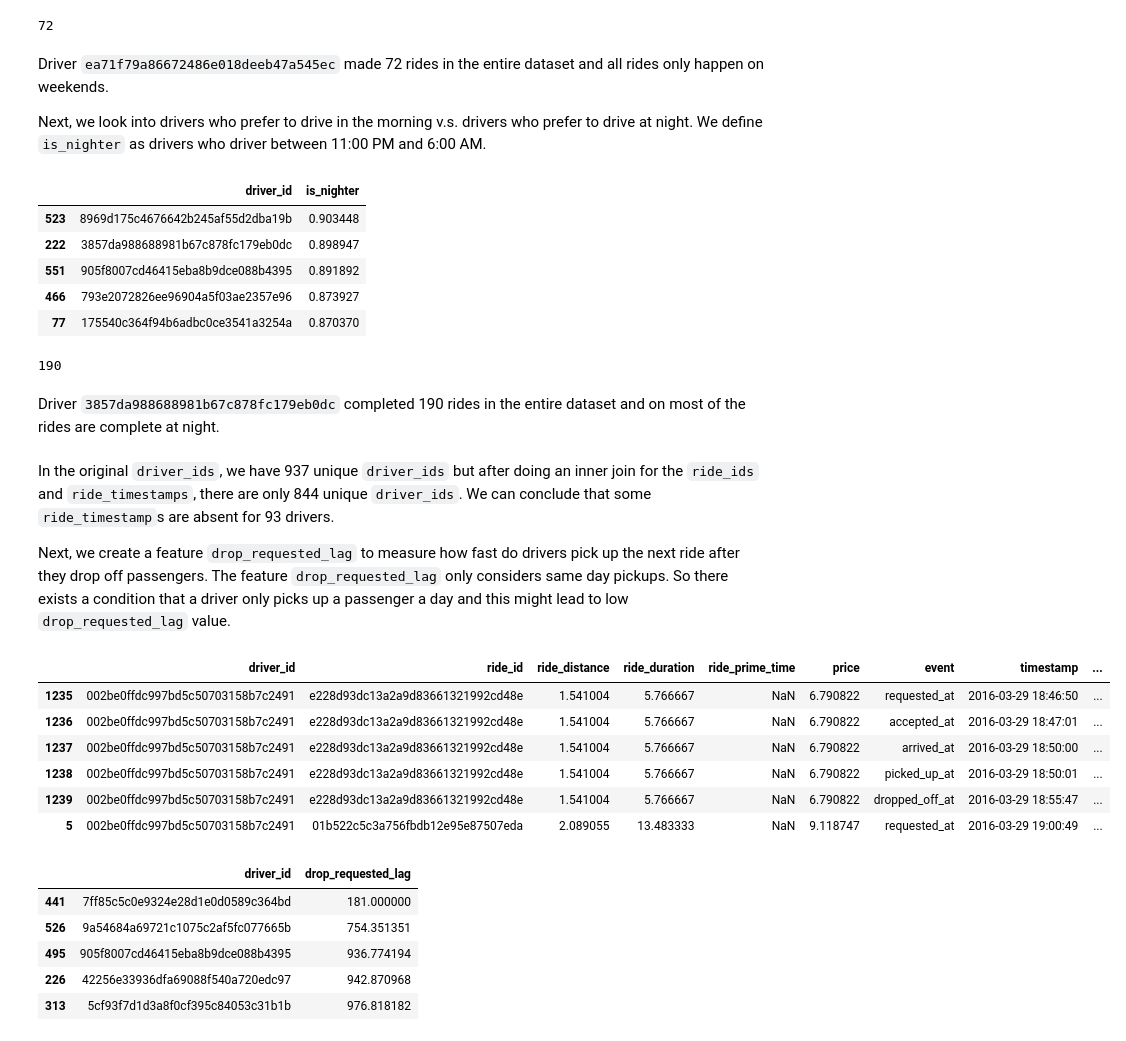
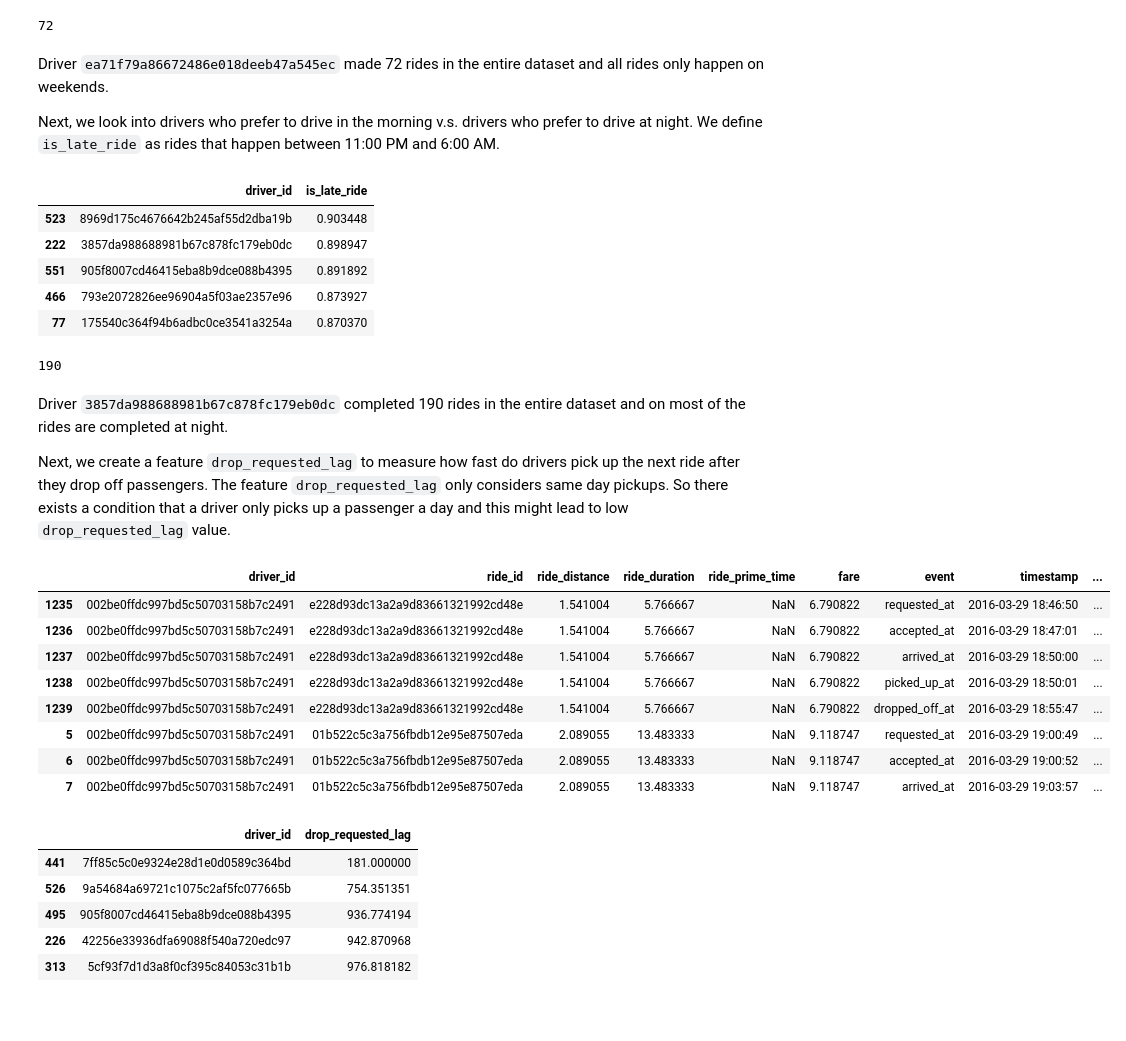
Before and after one commit to wjensheng/lyft, a Jupyter notebook: lyft_nb.ipynb, the cells around one changed output. Cells and saved outputs as stored; diff of their text form; code cells hidden in the pictures; blank space fills up the shorter version.

```diff
--- a/lyft_nb.ipynb
+++ b/lyft_nb.ipynb
@@ -140,7 +144,7 @@ def seconds_lag(t):
     return delta_to_t0
 # %%
 %%time
-ride_timestamps['delta_requested_at'] = ride_timestamps.groupby('ride_id')['timestamp'].apply(seconds_lag)
+ride_timestamps['pickup_window'] = ride_timestamps.groupby('ride_id')['timestamp'].apply(seconds_lag)
 
-ride_timestamps['delta_requested_at'] = ride_timestamps['delta_requested_at'].apply(lambda o: o.total_seconds())
+ride_timestamps['pickup_window'] = ride_timestamps['pickup_window'].apply(lambda o: o.total_seconds())
 # %% [output]
@@ -213,14 +244,18 @@ Calculate fare.
 # %%
-ride_ids['price'] = (2 + ride_ids['ride_distance'] * 1.15 + ride_ids['ride_duration'] * 0.22) * ((ride_ids['ride_prime_time'] + 100) / 100) + 1.75
+ride_ids['fare'] = (2 +
+                     ride_ids['ride_distance'] * 1.15 +
+                     ride_ids['ride_duration'] * 0.22) * \
+                    ((ride_ids['ride_prime_time'] + 100) / 100) \
+                    + 1.75
 
-ride_ids['price'].describe()
+ride_ids['fare'].describe()
 
-def limit_bound(price):
-    return min(max(5, price), 400)
+def limit_bound(fare):
+    return min(max(5, fare), 400)
 
-ride_ids['price'] = ride_ids['price'].apply(limit_bound)
+ride_ids['fare'] = ride_ids['fare'].apply(limit_bound)
 
-ride_ids['price'].describe()
+ride_ids['fare'].describe()
 # %% [output]
 count    193502.000000
 mean         13.536544
@@ -324,20 +346,20 @@ ids_timestamps[ids_timestamps['driver_id'] == 'ea71f79a86672486e018deeb47a545ec'
 # %% [markdown]
 Driver `ea71f79a86672486e018deeb47a545ec` made 72 rides in the entire dataset and all rides only happen on weekends.
 
-Next, we look into drivers who prefer to drive in the morning v.s. drivers who prefer to drive at night. We define `is_nighter` as drivers who driver between 11:00 PM and 6:00 AM.
+Next, we look into drivers who prefer to drive in the morning v.s. drivers who prefer to drive at night. We define `is_late_ride` as rides that happen between 11:00 PM and 6:00 AM.
 # %%
-ids_timestamps['is_nighter'] = 0
+ids_timestamps['is_late_ride'] = 0
 ids_timestamps.loc[(ids_timestamps['timestampHour'] >= 23) |
                    (ids_timestamps['timestampHour'] <= 6),
-                   'is_nighter'] = 1
+                   'is_late_ride'] = 1
 
-is_nighter_g = ids_timestamps.groupby('driver_id')['is_nighter'].mean()
+is_late_ride_g = ids_timestamps.groupby('driver_id')['is_late_ride'].mean()
 
-is_nighter_g = is_nighter_g.reset_index()
+is_late_ride_g = is_late_ride_g.reset_index()
 
-is_nighter_g.sort_values(by='is_nighter', ascending=False).head()
+is_late_ride_g.sort_values(by='is_late_ride', ascending=False).head()
 # %% [output]
-|  | driver_id | is_nighter |
+|  | driver_id | is_late_ride |
 | 523 | 8969d175c4676642b245af55d2dba19b | 0.903448 |
 | 222 | 3857da988688981b67c878fc179eb0dc | 0.898947 |
 | 551 | 905f8007cd46415eba8b9dce088b4395 | 0.891892 |
@@ -347,26 +369,31 @@ is_nighter_g.sort_values(by='is_nighter', ascending=False).head()
 ids_timestamps[ids_timestamps['driver_id'] == '3857da988688981b67c878fc179eb0dc']['ride_id'].nunique()
 # %% [output]
 190
-# %% [markdown]
-Driver `3857da988688981b67c878fc179eb0dc` completed 190 rides in the entire dataset and on most of the rides are complete at night.
 # %% [markdown]
-In the original `driver_ids`, we have 937 unique `driver_ids` but after doing an inner join for the `ride_ids` and `ride_timestamps`, there are only 844 unique `driver_ids`. We can conclude that some `ride_timestamp`s are absent for 93 drivers.
+Driver `3857da988688981b67c878fc179eb0dc` completed 190 rides in the entire dataset and on most of the rides are completed at night.
 
 Next, we create a feature `drop_requested_lag` to measure how fast do drivers pick up the next ride after they drop off passengers. The feature `drop_requested_lag` only considers same day pickups. So there exists a condition that a driver only picks up a passenger a day and this might lead to low `drop_requested_lag` value.
 # %%
+# shift the timestamp down 1 row
+# and subtract the timestamp_shift from timestamp
+# to measure the lag between a dropoff and request time
+# since most request time is relatively close to pickup time
+# this can be a good proxy
 ids_timestamps['timestamp_shift'] = ids_timestamps.groupby('driver_id')['timestamp'].apply(lambda o: o.shift())
 
 ids_timestamps['delta_timestamp'] = ids_timestamps['timestamp'] - ids_timestamps['timestamp_shift']
 
-ids_timestamps.head(6)
+ids_timestamps.head(8)
 # %% [output]
-|  | driver_id | ride_id | ride_distance | ride_duration | ride_prime_time | price | event | timestamp | ... |
+|  | driver_id | ride_id | ride_distance | ride_duration | ride_prime_time | fare | event | timestamp | ... |
 | 1235 | 002be0ffdc997bd5c50703158b7c2491 | e228d93dc13a2a9d83661321992cd48e | 1.541004 | 5.766667 | NaN | 6.790822 | requested_at | 2016-03-29 18:46:50 | ... |
 | 1236 | 002be0ffdc997bd5c50703158b7c2491 | e228d93dc13a2a9d83661321992cd48e | 1.541004 | 5.766667 | NaN | 6.790822 | accepted_at | 2016-03-29 18:47:01 | ... |
 | 1237 | 002be0ffdc997bd5c50703158b7c2491 | e228d93dc13a2a9d83661321992cd48e | 1.541004 | 5.766667 | NaN | 6.790822 | arrived_at | 2016-03-29 18:50:00 | ... |
 | 1238 | 002be0ffdc997bd5c50703158b7c2491 | e228d93dc13a2a9d83661321992cd48e | 1.541004 | 5.766667 | NaN | 6.790822 | picked_up_at | 2016-03-29 18:50:01 | ... |
 | 1239 | 002be0ffdc997bd5c50703158b7c2491 | e228d93dc13a2a9d83661321992cd48e | 1.541004 | 5.766667 | NaN | 6.790822 | dropped_off_at | 2016-03-29 18:55:47 | ... |
 | 5 | 002be0ffdc997bd5c50703158b7c2491 | 01b522c5c3a756fbdb12e95e87507eda | 2.089055 | 13.483333 | NaN | 9.118747 | requested_at | 2016-03-29 19:00:49 | ... |
+| 6 | 002be0ffdc997bd5c50703158b7c2491 | 01b522c5c3a756fbdb12e95e87507eda | 2.089055 | 13.483333 | NaN | 9.118747 | accepted_at | 2016-03-29 19:00:52 | ... |
+| 7 | 002be0ffdc997bd5c50703158b7c2491 | 01b522c5c3a756fbdb12e95e87507eda | 2.089055 | 13.483333 | NaN | 9.118747 | arrived_at | 2016-03-29 19:03:57 | ... |
 # %%
 ids_timestamps.loc[(ids_timestamps['event'] == 'requested_at') &
                    (~ids_timestamps['delta_timestamp'].isna()), 'drop_requested_lag'] = 1
```
Also changed, not shown: parts of 63 cells of this notebook.
